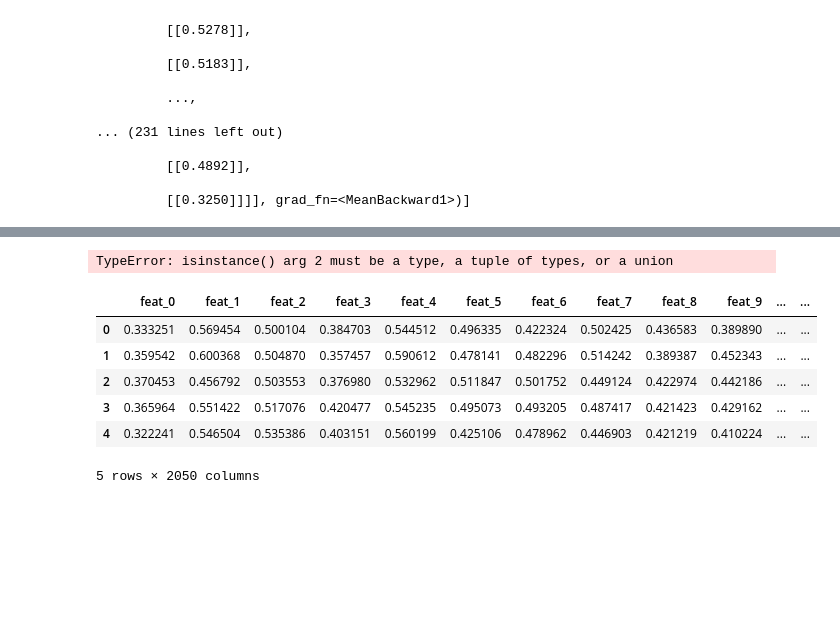
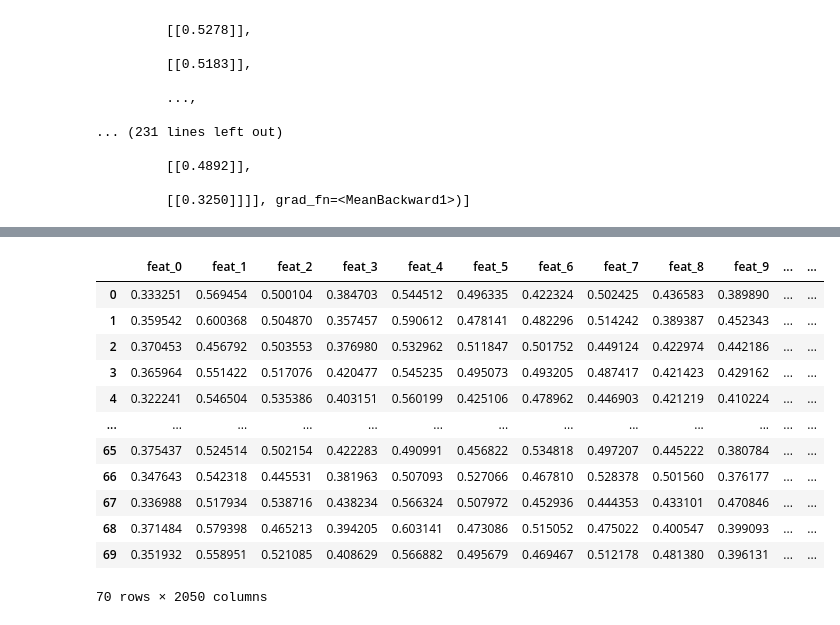
Before and after one commit to tanmaykumarchaki/NeuroScanX, a Jupyter notebook: NSmain.ipynb, the cells around one changed output, grey strips where cells are left out. Drawn from its saved outputs; the diff is of its cells as text; code cells hidden in the pictures; blank space fills up the shorter version.

```diff
--- a/NSmain.ipynb
+++ b/NSmain.ipynb
@@ -276,24 +288,28 @@ Non Tumor Train Data
 # %%
-# dfs = []
-# dfs.append(ten_2_df(g_tr, "glioma train","Train"))
-# dfs.append(ten_2_df(g_ts, "glioma test", "Test"))
-# dfs.append(ten_2_df(m_tr, "meningioma train", "Train"))
-# dfs.append(ten_2_df(m_ts, "meningioma test", "Test"))
-# dfs.append(ten_2_df(p_tr, "pituitary train", "Train"))
-# # dfs.append(ten_2_df(p_ts, "pituitary test", "Test"))
-# dfs.append(ten_2_df(nt_tr, "Non Tumor Train", "Train"))
-# dfs.append(ten_2_df(nt_ts, "Non Tumor Test", "Test"))
+dfs = []
+dfs.append(ten_2_df(g_tr, "glioma train","Train"))
+dfs.append(ten_2_df(g_ts, "glioma test", "Test"))
+dfs.append(ten_2_df(m_tr, "meningioma train", "Train"))
+dfs.append(ten_2_df(m_ts, "meningioma test", "Test"))
+dfs.append(ten_2_df(p_tr, "pituitary train", "Train"))
+# dfs.append(seq_2_df(p_ts, "pituitary test", "Test"))
+dfs.append(ten_2_df(nt_tr, "Non Tumor Train", "Train"))
+dfs.append(ten_2_df(nt_ts, "Non Tumor Test", "Test"))
 
-# df = pd.concat(dfs, ignore_index = True)
+df = pd.concat(dfs, ignore_index = True)
-# %% [output]
-TypeError: isinstance() arg 2 must be a type, a tuple of types, or a union
 # %%
-df.head()
+df.head(100)
 # %% [output]
 |  | feat_0 | feat_1 | feat_2 | feat_3 | feat_4 | feat_5 | feat_6 | feat_7 | feat_8 | feat_9 | ... | ... |
 | 0 | 0.333251 | 0.569454 | 0.500104 | 0.384703 | 0.544512 | 0.496335 | 0.422324 | 0.502425 | 0.436583 | 0.389890 | ... | ... |
 | 1 | 0.359542 | 0.600368 | 0.504870 | 0.357457 | 0.590612 | 0.478141 | 0.482296 | 0.514242 | 0.389387 | 0.452343 | ... | ... |
 | 2 | 0.370453 | 0.456792 | 0.503553 | 0.376980 | 0.532962 | 0.511847 | 0.501752 | 0.449124 | 0.422974 | 0.442186 | ... | ... |
 | 3 | 0.365964 | 0.551422 | 0.517076 | 0.420477 | 0.545235 | 0.495073 | 0.493205 | 0.487417 | 0.421423 | 0.429162 | ... | ... |
 | 4 | 0.322241 | 0.546504 | 0.535386 | 0.403151 | 0.560199 | 0.425106 | 0.478962 | 0.446903 | 0.421219 | 0.410224 | ... | ... |
+| ... | ... | ... | ... | ... | ... | ... | ... | ... | ... | ... | ... | ... |
+| 65 | 0.375437 | 0.524514 | 0.502154 | 0.422283 | 0.490991 | 0.456822 | 0.534818 | 0.497207 | 0.445222 | 0.380784 | ... | ... |
+| 66 | 0.347643 | 0.542318 | 0.445531 | 0.381963 | 0.507093 | 0.527066 | 0.467810 | 0.528378 | 0.501560 | 0.376177 | ... | ... |
+| 67 | 0.336988 | 0.517934 | 0.538716 | 0.438234 | 0.566324 | 0.507972 | 0.452936 | 0.444353 | 0.433101 | 0.470846 | ... | ... |
+| 68 | 0.371484 | 0.579398 | 0.465213 | 0.394205 | 0.603141 | 0.473086 | 0.515052 | 0.475022 | 0.400547 | 0.399093 | ... | ... |
+| 69 | 0.351932 | 0.558951 | 0.521085 | 0.408629 | 0.566882 | 0.495679 | 0.469467 | 0.512178 | 0.481380 | 0.396131 | ... | ... |
-5 rows × 2050 columns
+70 rows × 2050 columns
```
Also changed, not shown: parts of 7 cells of this notebook, 1 other file.
